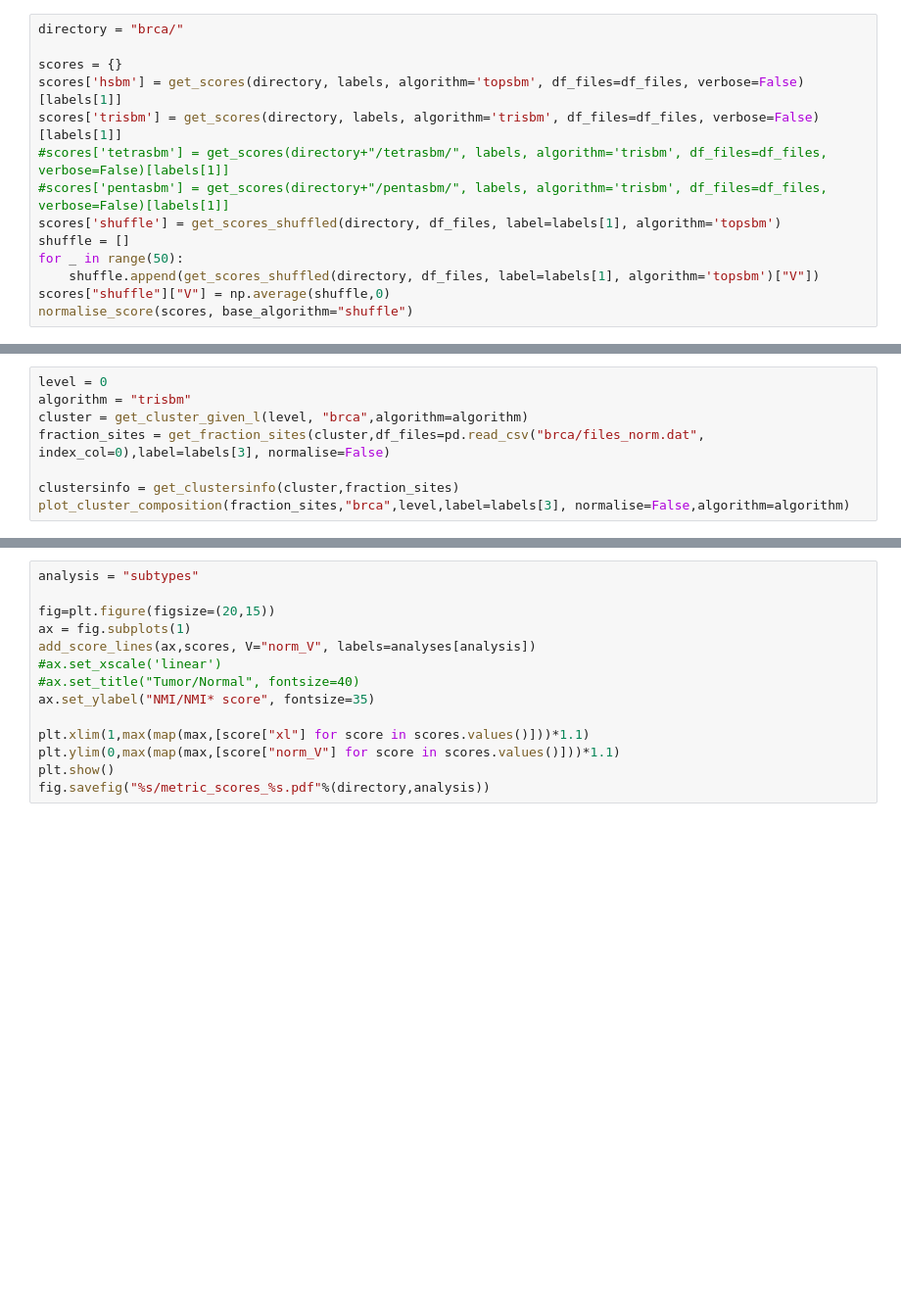
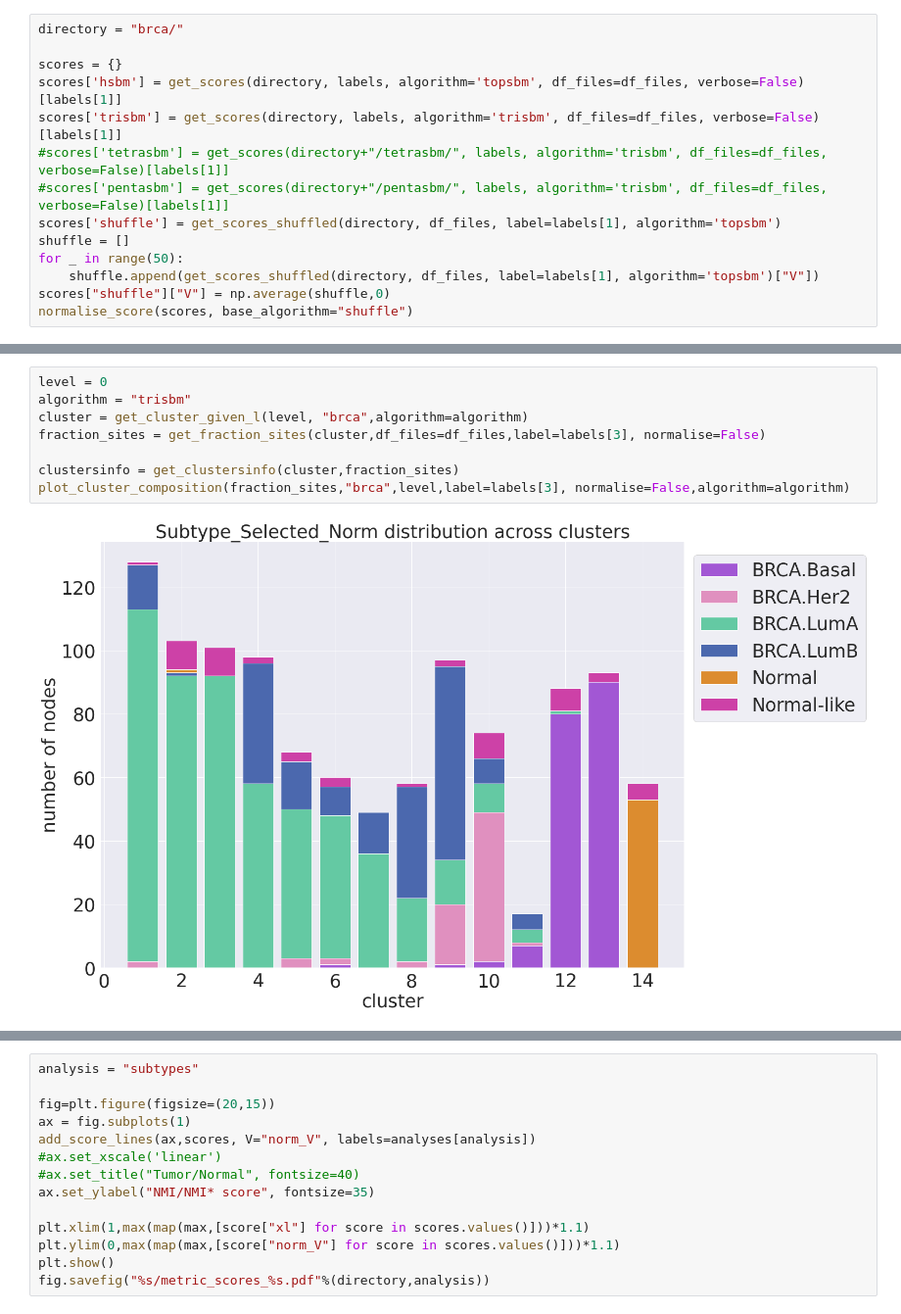
Before and after one commit to BioPhys-Turin/keywordTCGA, a Jupyter notebook: paper.ipynb, the cells around one changed output, grey strips where cells are left out. Shown at 98% size. Saved outputs shown, nothing was run; the diff lists cells and outputs as text; blank space fills up the shorter version.

```diff
--- a/paper.ipynb
+++ b/paper.ipynb
@@ -99,11 +154,13 @@ plot_cluster_composition(fraction_sites,"brca",level,label=labels[0], normalise=
 # %%
 level = 0
 algorithm = "trisbm"
 cluster = get_cluster_given_l(level, "brca",algorithm=algorithm)
-fraction_sites = get_fraction_sites(cluster,df_files=pd.read_csv("brca/files_norm.dat", index_col=0),label=labels[3], normalise=False)
+fraction_sites = get_fraction_sites(cluster,df_files=df_files,label=labels[3], normalise=False)
 
 clustersinfo = get_clustersinfo(cluster,fraction_sites)
 plot_cluster_composition(fraction_sites,"brca",level,label=labels[3], normalise=False,algorithm=algorithm)
+# %% [output]
+[figure, added]
 # %%
 directory = "brca/"
 
```
Also changed, not shown: parts of 9 cells of this notebook.
